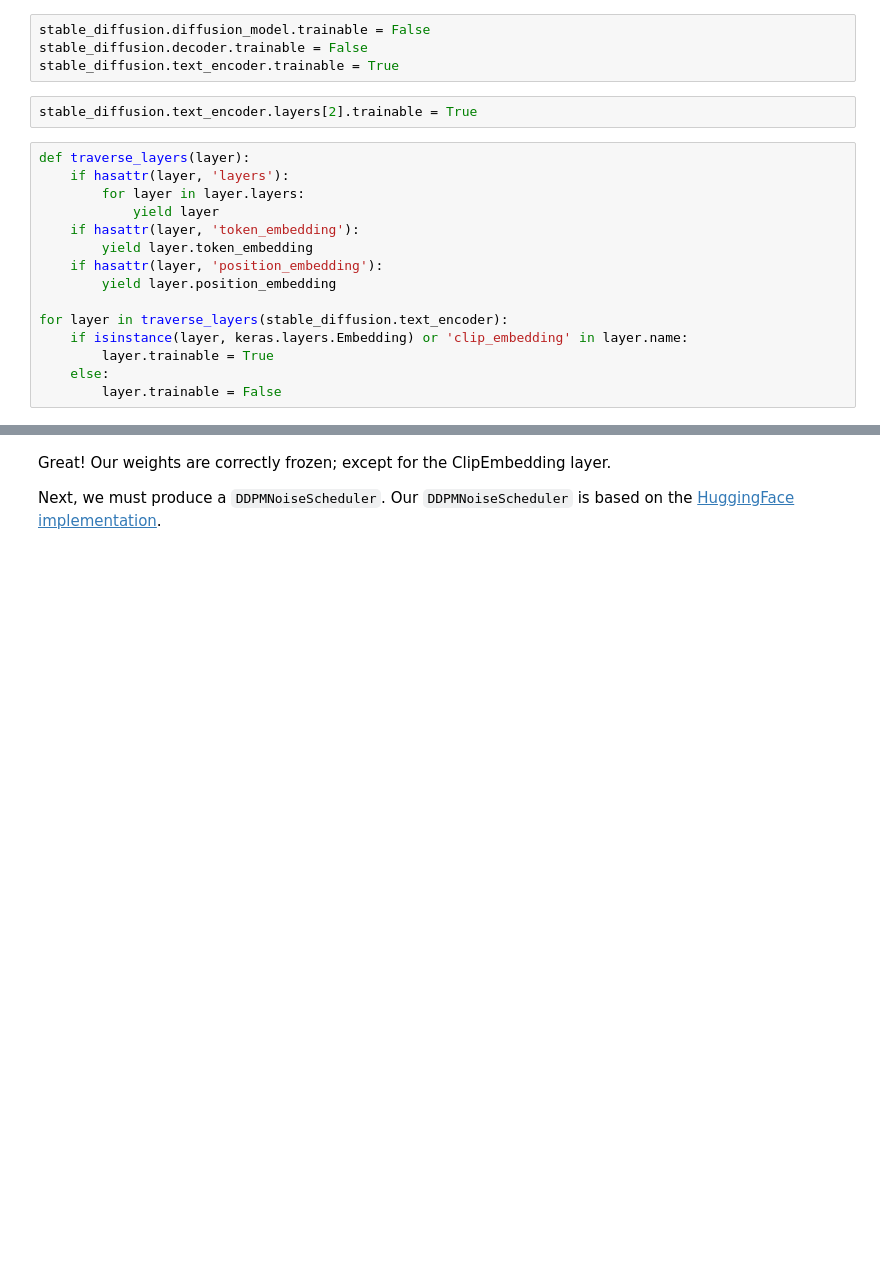
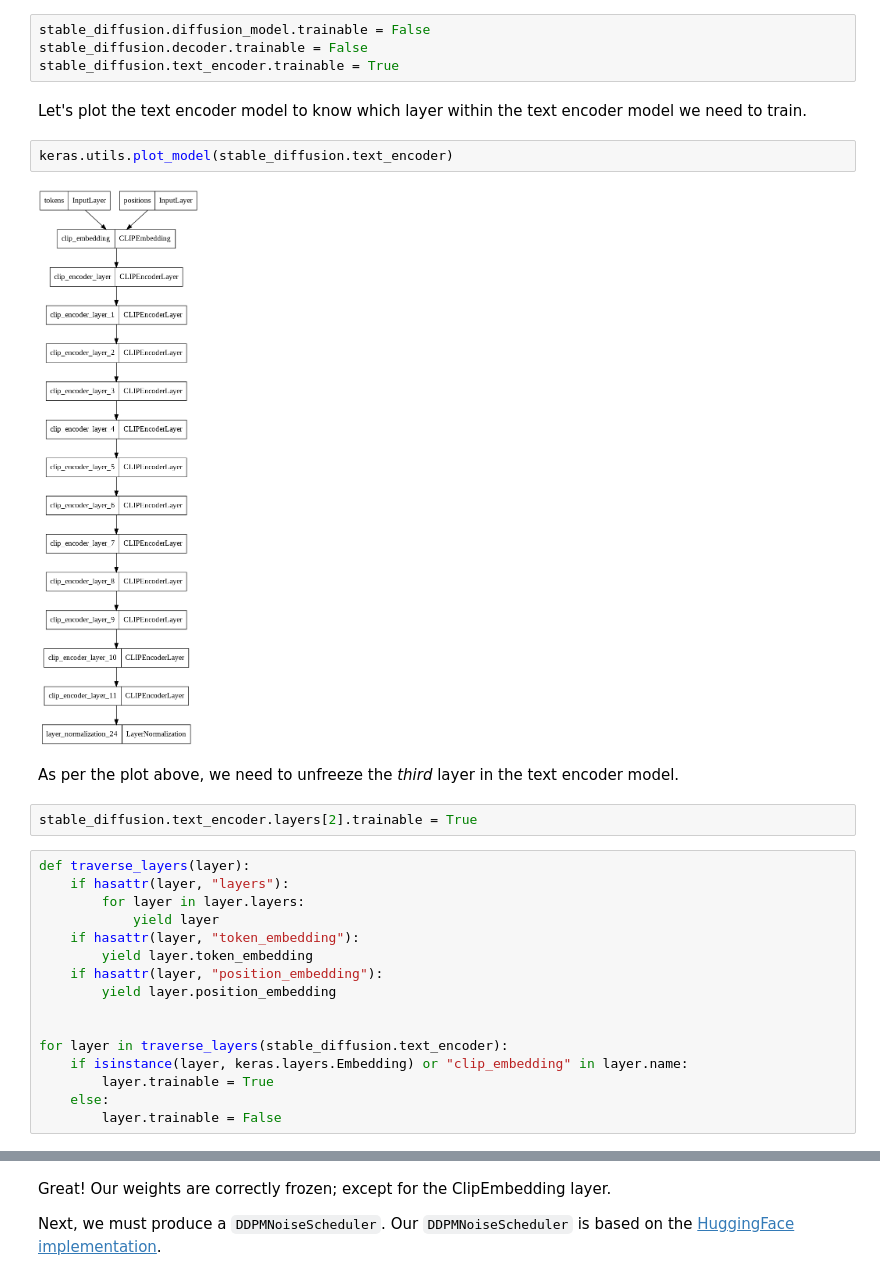
Before and after one commit to LukeWood/Devoxx-prototypes, a Jupyter notebook: Textual Inversion.ipynb, the cells around one changed output, grey strips where cells are left out. Saved outputs shown, nothing was run; the diff lists cells and outputs as text; blank space fills up the shorter version.

```diff
--- a/Textual Inversion.ipynb
+++ b/Textual Inversion.ipynb
@@ -204,20 +256,29 @@ In TextualInversion the only piece of the model that is trained is the embedding
 stable_diffusion.diffusion_model.trainable = False
 stable_diffusion.decoder.trainable = False
 stable_diffusion.text_encoder.trainable = True
+# %% [markdown]
+Let's plot the text encoder model to know which layer within the text encoder model we need to train.
+# %%
+keras.utils.plot_model(stable_diffusion.text_encoder)
+# %% [output]
+[figure, added]
+# %% [markdown]
+As per the plot above, we need to unfreeze the _third_ layer in the text encoder model.
 # %%
 stable_diffusion.text_encoder.layers[2].trainable = True
 # %%
 def traverse_layers(layer):
-    if hasattr(layer, 'layers'):
+    if hasattr(layer, "layers"):
         for layer in layer.layers:
             yield layer
-    if hasattr(layer, 'token_embedding'):
+    if hasattr(layer, "token_embedding"):
         yield layer.token_embedding
-    if hasattr(layer, 'position_embedding'):
+    if hasattr(layer, "position_embedding"):
         yield layer.position_embedding
 
+
 for layer in traverse_layers(stable_diffusion.text_encoder):
-    if isinstance(layer, keras.layers.Embedding) or 'clip_embedding' in layer.name:
+    if isinstance(layer, keras.layers.Embedding) or "clip_embedding" in layer.name:
         layer.trainable = True
     else:
         layer.trainable = False
```
Also changed, not shown: parts of 21 cells of this notebook.
